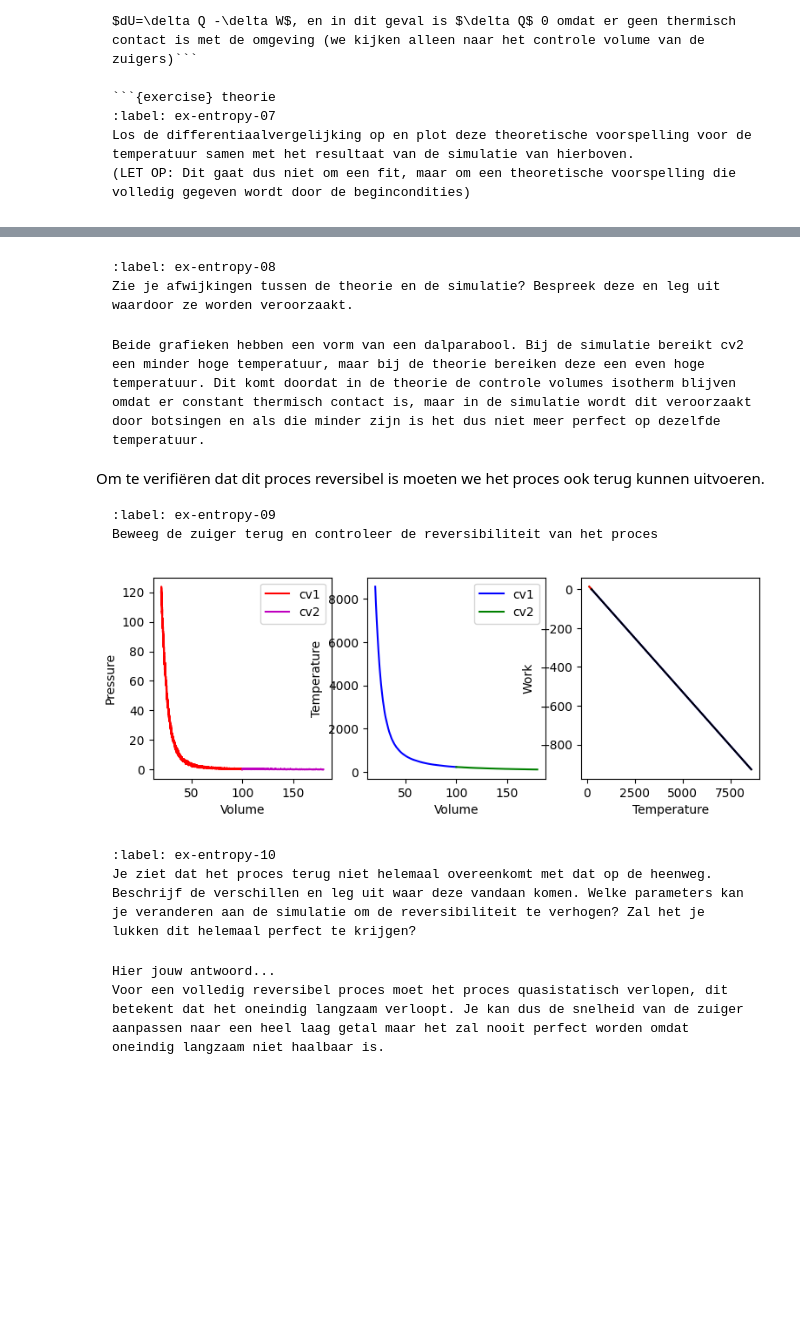
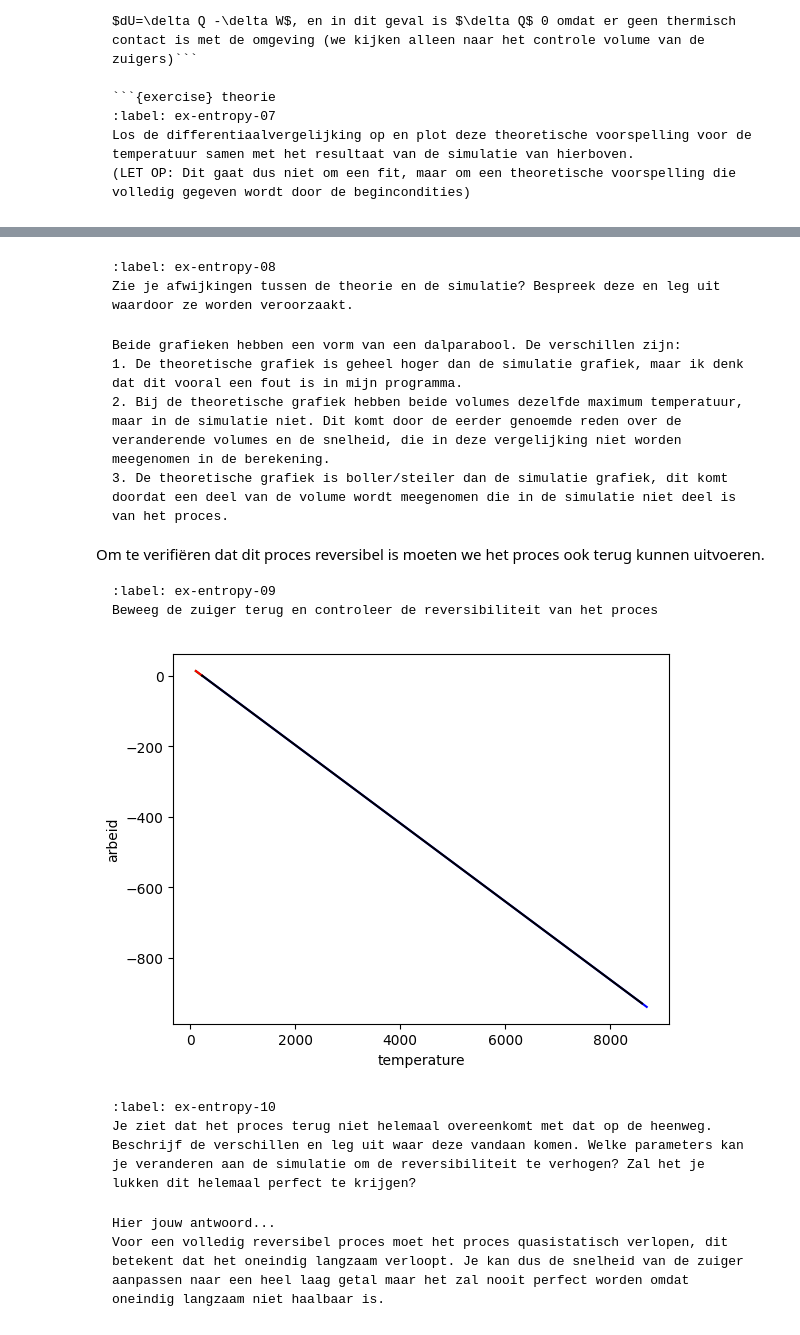
Before and after one commit to arenmeghdadi/314159265358979323846264338, a Jupyter notebook: Content/PySim/9_entropie.ipynb, the cells around one changed output, grey strips where cells are left out. Cells and saved outputs as stored; diff of their text form; code cells hidden in the pictures; blank space fills up the shorter version.

````diff
--- a/Content/PySim/9_entropie.ipynb
+++ b/Content/PySim/9_entropie.ipynb
@@ -452,7 +445,10 @@ Zie je afwijkingen tussen de theorie en de simulatie? Bespreek deze en leg uit w
 ```
 
 ```{solution} ex-entropy-08
-Beide grafieken hebben een vorm van een dalparabool. Bij de simulatie bereikt cv2 een minder hoge temperatuur, maar bij de theorie bereiken deze een even hoge temperatuur. Dit komt doordat in de theorie de controle volumes isotherm blijven omdat er constant thermisch contact is, maar in de simulatie wordt dit veroorzaakt door botsingen en als die minder zijn is het dus niet meer perfect op dezelfde temperatuur.
+Beide grafieken hebben een vorm van een dalparabool. De verschillen zijn:
+1. De theoretische grafiek is geheel hoger dan de simulatie grafiek, maar ik denk dat dit vooral een fout is in mijn programma.
+2. Bij de theoretische grafiek hebben beide volumes dezelfde maximum temperatuur, maar in de simulatie niet. Dit komt door de eerder genoemde reden over de veranderende volumes en de snelheid, die in deze vergelijking niet worden meegenomen in de berekening.
+3. De theoretische grafiek is boller/steiler dan de simulatie grafiek, dit komt doordat een deel van de volume wordt meegenomen die in de simulatie niet deel is van het proces.
 ```
 
 Om te verifiëren dat dit proces reversibel is moeten we het proces ook terug kunnen uitvoeren.
@@ -507,55 +503,59 @@ works1b = np.zeros(num_data, dtype=float)
 works2b =  np.zeros(num_data, dtype=float)
 
 cv1b = ControlVolume(BOX_SIZE_0, BOX_SIZE_0, 50, -V_PISTON_0, 0.5)
 cv2b = ControlVolume(BOX_SIZE_0, BOX_SIZE_0, 50, +V_PISTON_0, 0.5)
 
 for i in range(num_data):
     cv1b.take_time_step()
     cv2b.take_time_step()
 
     average_temp = - (cv1b.temperature + cv2b.temperature) / 2
     cv1b.set_temp = average_temp
     cv2b.set_temp = average_temp
 
     volumes1b[i] = cv1b.area
     pressures1b[i] = cv1b.pressure
     temperatures1b[i] = cv1b.temperature
     works1b[i] = cv1b.work
 
     volumes2b[i] = cv2b.area
     pressures2b[i] = cv2b.pressure
     temperatures2b[i] = cv2b.temperature
     works2b[i] = cv2b.work
 # plotten van de druk en temperatuur van beide volumes
-fig, (ax1, ax2, ax3) = plt.subplots(1, 3, figsize=(9, 3))
-ax1.set_xlabel('Volume')
-ax1.set_ylabel('Pressure')
+# fig, (ax1, ax2, ax3) = plt.subplots(1, 3, figsize=(9, 3))
+# ax1.set_xlabel('Volume')
+# ax1.set_ylabel('Pressure')
 
-ax2.set_xlabel('Volume')
-ax2.set_ylabel('Temperature')
+# ax2.set_xlabel('Volume')
+# ax2.set_ylabel('Temperature')
 
-ax3.set_xlabel('Temperature')
-ax3.set_ylabel('Work')
+# ax3.set_xlabel('Temperature')
+# ax3.set_ylabel('Work')
 
-fig.tight_layout
+# fig.tight_layout
 
-#druk als functie van volume
-ax1.plot(volumes1a, pressures1a, '-r', label='cv1')
-ax1.plot(volumes2a, pressures2a, '-m',label='cv2')
-ax1.legend()
+# #druk als functie van volume
+# ax1.plot(volumes1a, pressures1a, '-r', label='cv1')
+# ax1.plot(volumes2a, pressures2a, '-m',label='cv2')
+# ax1.legend()
 
-#temperatuur als functie van volume
-ax2.plot(volumes1a, temperatures1a, '-b',label='cv1')
-ax2.plot(volumes2a, temperatures2a, '-g',label='cv2')
-ax2.legend()
+# #temperatuur als functie van volume
+# ax2.plot(volumes1a, temperatures1a, '-b',label='cv1')
+# ax2.plot(volumes2a, temperatures2a, '-g',label='cv2')
+# ax2.legend()
+plt.figure()
+plt.plot(temperatures1a, works1a, '-b')
+plt.plot(temperatures1b, works1b, '-g')
+plt.plot(temperatures2a, works2a, '-r')
+plt.plot(temperatures2b, works2b, '-k')
+plt.xlabel('temperature')
+plt.ylabel('arbeid')
+plt.show()
 
-ax3.plot(temperatures1a, works1a, '-b')
-ax3.plot(temperatures1b, works1b, '-g')
-ax3.plot(temperatures2a, works2a, '-r')
-ax3.plot(temperatures2b, works2b, '-k')
-plt.show()
+# zoals te zien is het proces inderdaad reversibel, maar het keert niet volledig terug naar de begin toestand.
 # %% [output]
-[figure, old version]
+[figure, new version]
 # %% [markdown]
 ```{exercise} check reversibility
 :label: ex-entropy-10
````
Also changed, not shown: parts of 10 cells of this notebook.
